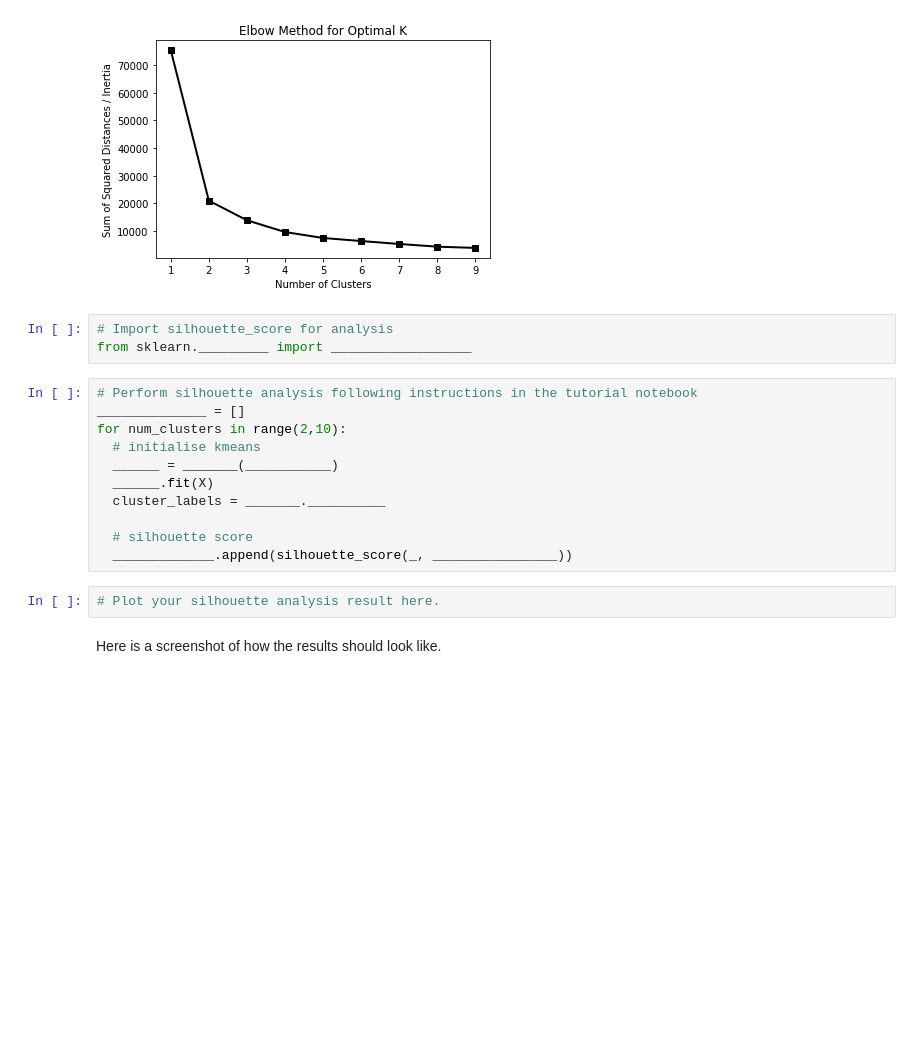
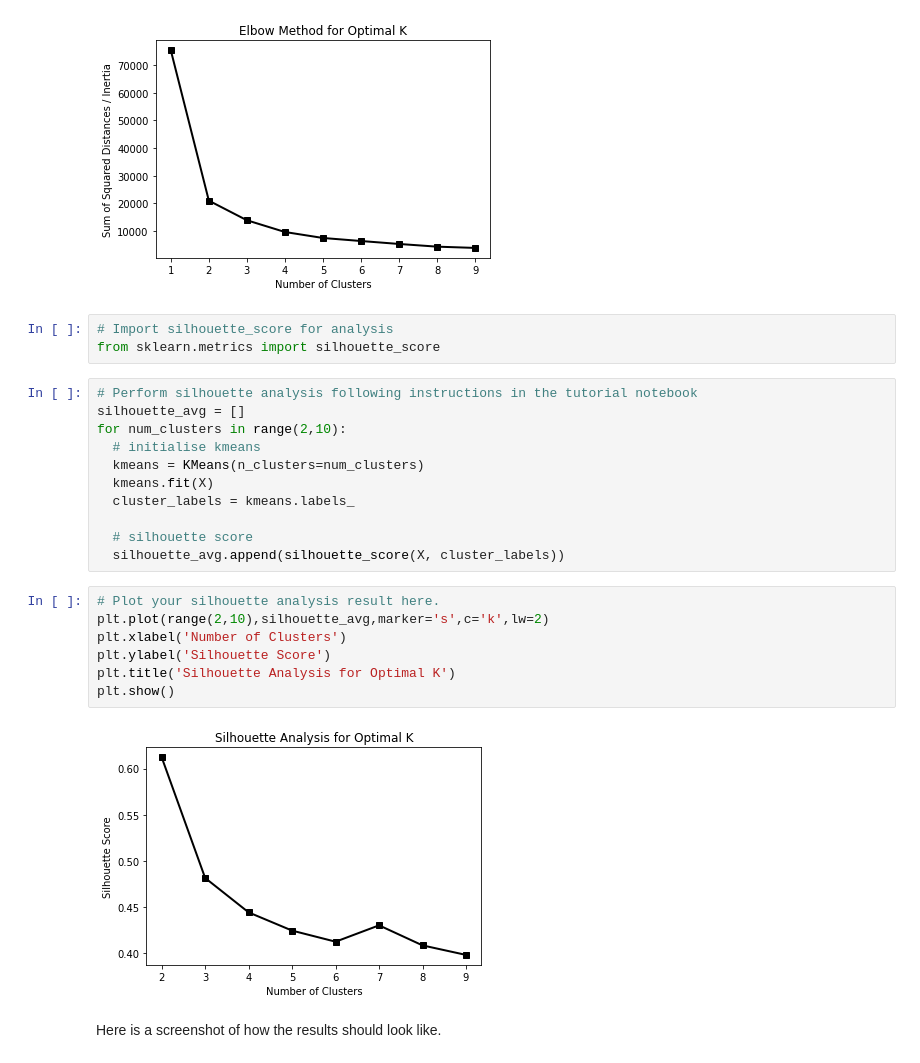
Before and after one commit to JerKeller/2022_Intro_Python, a Jupyter notebook: W4_S1.ipynb, the cells around one changed output. Saved outputs shown, nothing was run; the diff lists cells and outputs as text; blank space fills up the shorter version.

```diff
--- a/W4_S1.ipynb
+++ b/W4_S1.ipynb
@@ -137,20 +144,27 @@ This is what your TA got after filling in and running the code above.
 ![plot1.png](embedded-picture-1)
 # %%
 # Import silhouette_score for analysis
-from sklearn._________ import __________________
+from sklearn.metrics import silhouette_score
 # %%
 # Perform silhouette analysis following instructions in the tutorial notebook
-______________ = []
+silhouette_avg = []
 for num_clusters in range(2,10):
   # initialise kmeans
-  ______ = _______(___________)
-  ______.fit(X)
-  cluster_labels = _______.__________
+  kmeans = KMeans(n_clusters=num_clusters)
+  kmeans.fit(X)
+  cluster_labels = kmeans.labels_
 
   # silhouette score
-  _____________.append(silhouette_score(_, ________________))
+  silhouette_avg.append(silhouette_score(X, cluster_labels))
-# %%
-# Plot your silhouette analysis result here.
+# %%
+# Plot your silhouette analysis result here.
+plt.plot(range(2,10),silhouette_avg,marker='s',c='k',lw=2)
+plt.xlabel('Number of Clusters')
+plt.ylabel('Silhouette Score')
+plt.title('Silhouette Analysis for Optimal K')
+plt.show()
+# %% [output]
+[figure, added]
 # %% [markdown]
 Here is a screenshot of how the results should look like.
 # %% [markdown]
```
Also changed, not shown: parts of 15 cells of this notebook.
